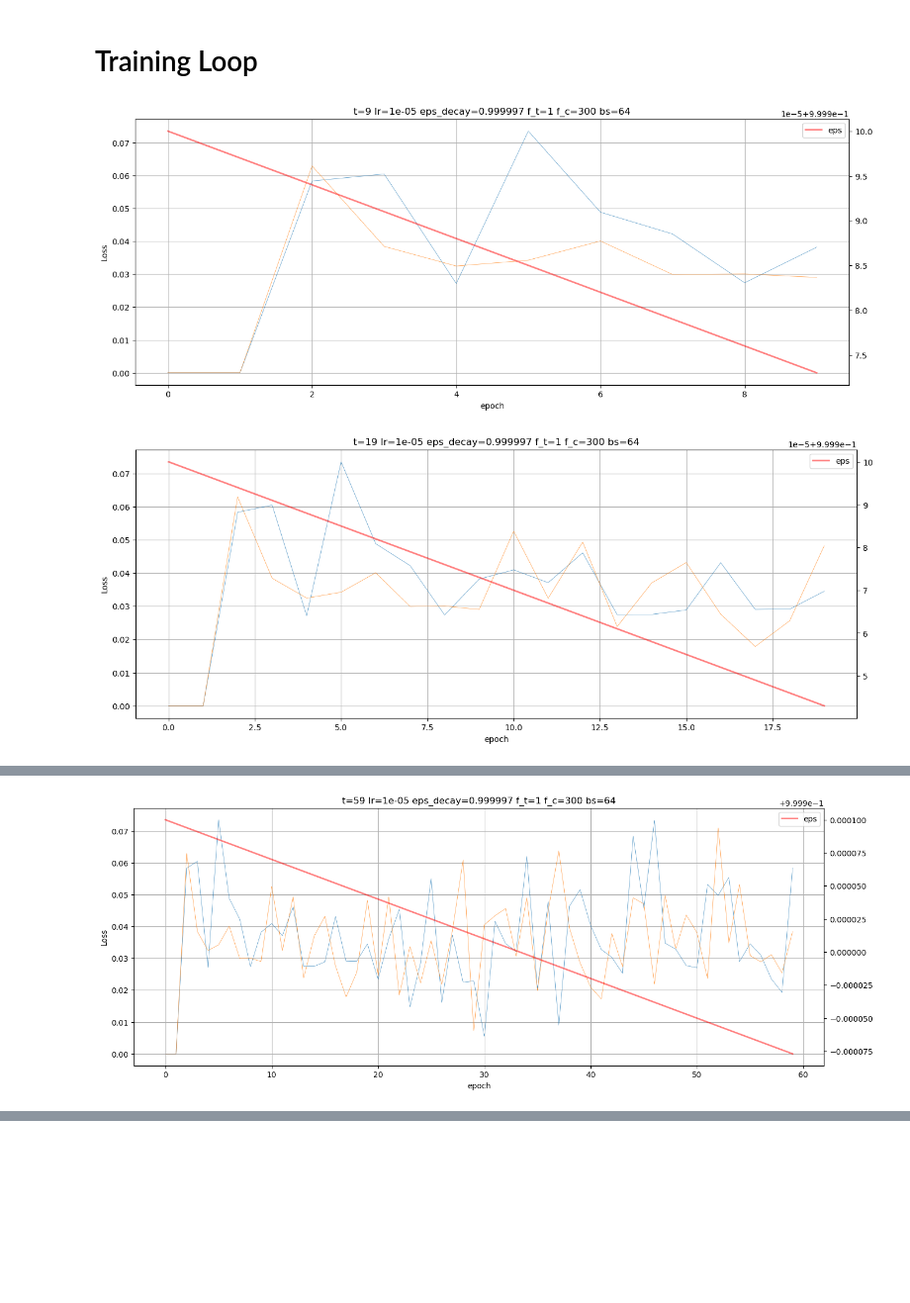
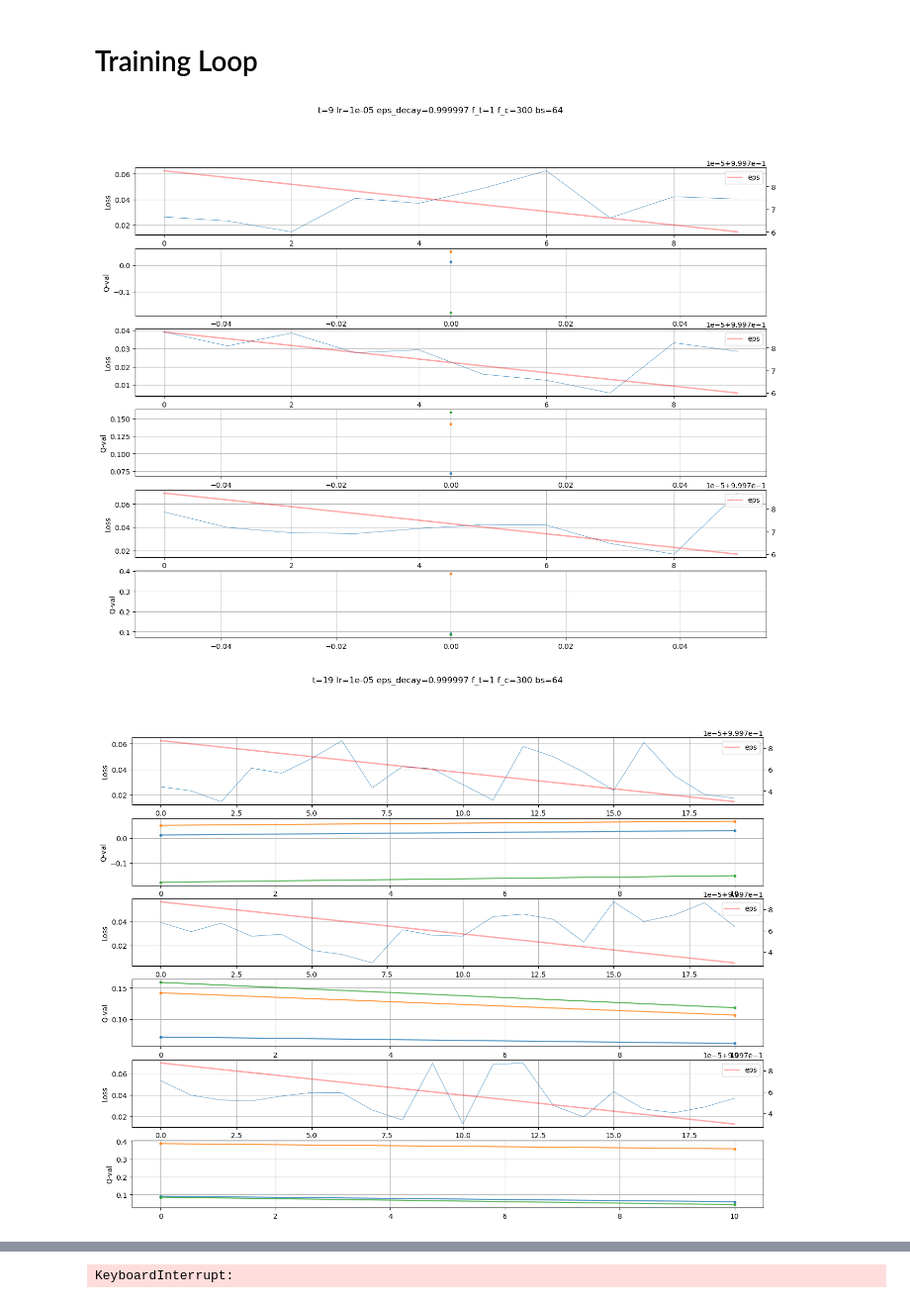
Before and after one commit to Wikcio1618/conn4-rl, a Jupyter notebook: lab.ipynb, the cells around one changed output, grey strips where cells are left out. Shown at 99% size. Cells and saved outputs as stored; diff of their text form; code cells hidden in the pictures; blank space fills up the shorter version.

```diff
--- a/lab.ipynb
+++ b/lab.ipynb
@@ -59,7 +61,7 @@ from model import ConnectFourNN
 from replay_buffer import ReplayBuffer
 import torch.optim as optim
 
-num_learning_agents = 2
+num_learning_agents = 3
 
 main_models: List[Agent] = [ConnectFourNN().to(device) for _ in range(num_learning_agents)]
 
@@ -73,7 +75,7 @@ replay_buffers:List[ReplayBuffer] = [ReplayBuffer() for _ in range(num_learning_
 optimizers: List = [optim.Adam(main_models[i].parameters(), lr=lr) for i in range(num_learning_agents)]
 
 agents = [LearningAgent(main_models[i], target_models[i], replay_buffers[i], optimizers[i], eps=eps, device=device) for i in range(num_learning_agents)]
-agents.append(RandomAgent())
+# agents.append(RandomAgent())
 # %% [markdown]
 # Training Loop
 # %%
@@ -85,15 +87,13 @@ import matplotlib.pyplot as plt
 
 from game import Game
 
-losses = [[] for i in range(num_learning_agents)]
+losses = [[] for _ in range(num_learning_agents)]
 times = []
 EPS = []
 results = []
 eval_times = []
 eval_scores1 = [], []
-eval_qval1 = []
-eval_qval2  = []
-eval_qval3 = []
+qvals = [[[] for _ in range(3)] for _ in range(num_learning_agents)]
 
 for t in tqdm(range(epochs)):
     for pair in itertools.combinations(agents, 2):
@@ -104,58 +104,61 @@ for t in tqdm(range(epochs)):
 
     if not (t+1) % train_freq:
         times.append(t)
         EPS.append(eps)
         for i, agent in enumerate(agents):
             if isinstance(agent, LearningAgent):
                 loss = agent.train_step(batch_size, gamma)
                 losses[i].append(loss)
 
     if not (t+1) % target_update_freq:
         for agent in agents:
             if isinstance(agent, LearningAgent):
                 agent.update_target_model()
 
-    if not (t+1) % eval_freq:
-        # eval_times.append(t)
-        # # eval_scores1.append(play_eval_game(agent1, num_games=20))
-        # q_val = get_action_qval(main_model, device=device)
-        # eval_qval1.append(q_val[0])
-        # eval_qval2.append(q_val[1])
-        # eval_qval3.append(q_val[2])
-        pass
+    if not t % eval_freq:
+        eval_times.append(t)
+        # eval_scores1.append(play_eval_game(agent1, num_games=20))
+        for i, agent in enumerate(agents):
+            if isinstance(agent, LearningAgent):
+                q_vals = agent.get_action_qval()
+                for j, q in enumerate(q_vals):
+                    qvals[i][j].append(q_vals[j])
+
+    # if t == remove_random_time:
+    #     for i, agent in enumerate(agents):
+    #         if not isinstance(agent, LearningAgent):
+    #             del agents[i]
 
     if not (t+1) % checkpoint_freq:
         stamp = datetime.now().strftime("%d%m%y-%H%M%S")
         for i, agent in enumerate(agents):
             if isinstance(agent, LearningAgent):
                 path = rf'logs/cp{(t+1)//checkpoint_freq}_agent{i}_{stamp}.pth'
                 torch.save(main_models[i], path)
 
-        plt.figure(figsize=(16, 6))
-        # plt.subplot(211)
+        plt.figure(figsize=(10, 16))
+        plt.suptitle(f't={t} lr={lr:.0e} eps_decay={eps_decay} f_t={train_freq} f_c={target_update_freq} bs={batch_size}')
+
         for i, agent in enumerate(agents):
             if isinstance(agent, LearningAgent):
-                plt.plot(times, losses[i], linewidth=0.5, alpha=0.8)
-        plt.xlabel("epoch")
-        plt.ylabel("Loss")
-        plt.grid()
-        ax2 = plt.twinx()
-        ax2.plot(times, EPS, 'r-', label='eps', linewidth=2, alpha = 0.5)
-        ax2.legend()
-        plt.title(f't={t} lr={lr:.0e} eps_decay={eps_decay} f_t={train_freq} f_c={target_update_freq} bs={batch_size}')
+                plt.subplot(num_learning_agents * 2, 1, 1+i*2)
+                plt.plot(times, losses[i], linewidth=0.5)
+                plt.ylabel("Loss")
+                plt.grid()
+                ax2 = plt.twinx()
+                ax2.plot(times, EPS, 'r-', label='eps', linewidth=2, alpha = 0.35)
+                ax2.legend()
 
-        # plt.subplot(212)
-        # plt.plot(eval_times, eval_qval1, 'o-', markersize=3, label=f'state 1')
-        # plt.plot(eval_times, eval_qval2, 'o-', markersize=3, label=f'state 2')
-        # plt.plot(eval_times, eval_qval3, 'o-', markersize=3, label=f'state 3')
-        # plt.xlabel('time')
-        # plt.ylabel('Q-val')
-        # plt.legend()
-        # plt.grid()
+                plt.subplot(num_learning_agents*2, 1, i*2+2)
+                for j in range(len(q_vals)):
+                    plt.plot(eval_times, qvals[i][j], 'o-', markersize=3, alpha=0.8)
+                plt.ylabel('Q-val')
+                plt.grid()
+
         plt.show()
 
     if eps > eps_min:
         eps *= eps_decay
 # %% [output]
-[figure, old version]
+[figure, new version]
-[figure, old version]
+[figure, new version]
@@ -165 +167,0 @@ for t in tqdm(range(epochs)):
-[figure, removed]
@@ -167,0 +168 @@ for t in tqdm(range(epochs)):
+KeyboardInterrupt:
```
Also changed, not shown: parts of 2 cells of this notebook, 3 other files.
